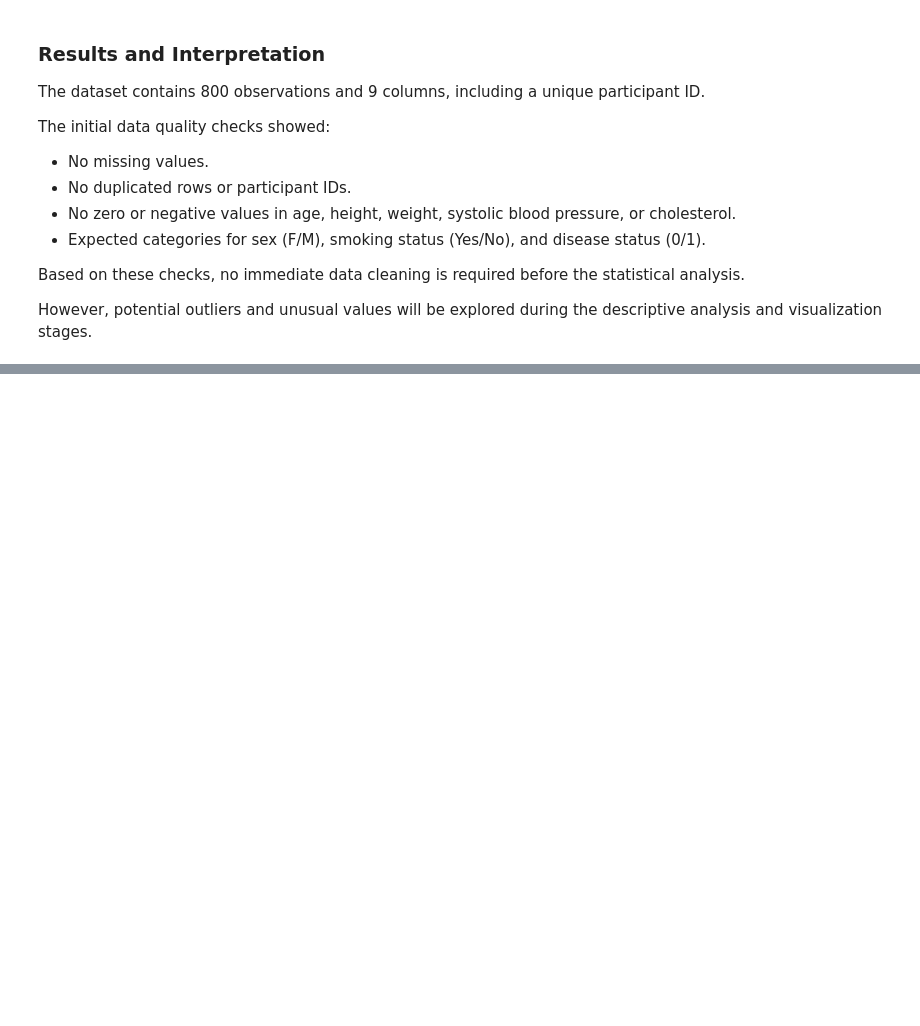
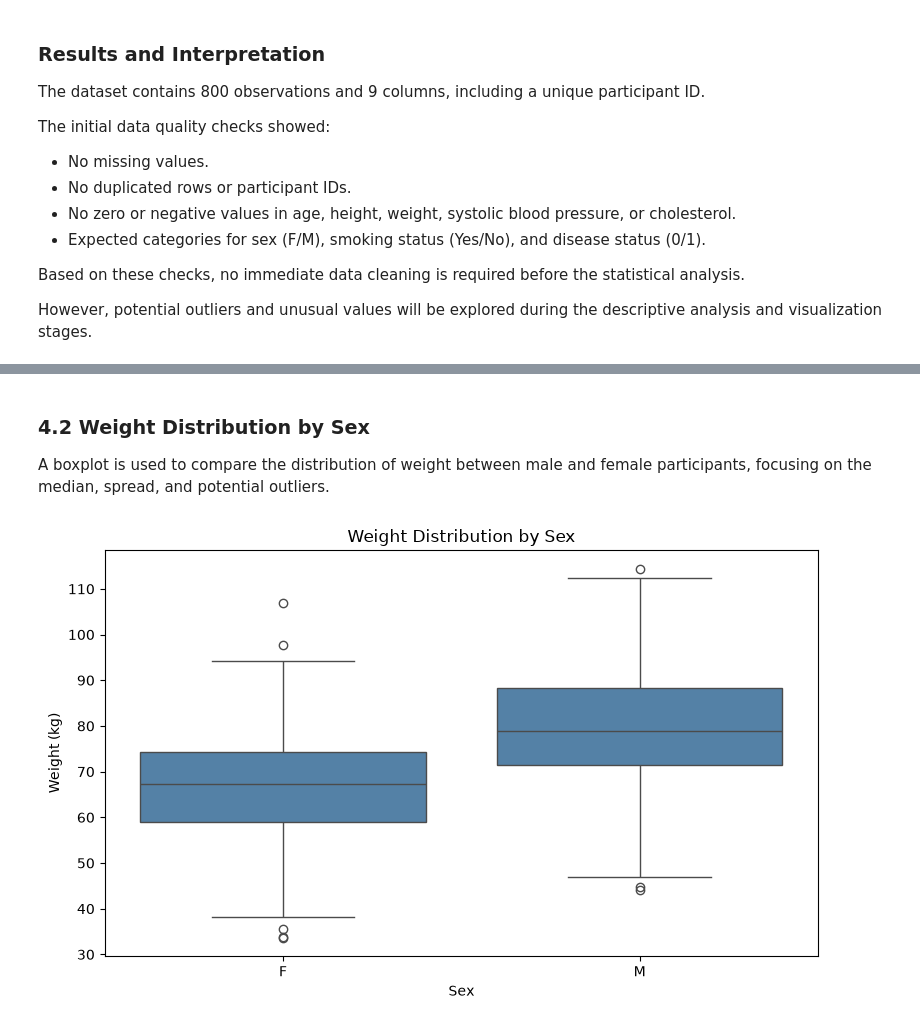
Before and after one commit to rayya89/health-study, a Jupyter notebook: notebooks/health_study_analysis.ipynb, the cells around one changed output, grey strips where cells are left out. Cells and saved outputs as stored; diff of their text form; code cells hidden in the pictures; blank space fills up the shorter version.

```diff
--- a/notebooks/health_study_analysis.ipynb
+++ b/notebooks/health_study_analysis.ipynb
@@ -137,0 +220,24 @@ However, potential outliers and unusual values will be explored during the descr
+# %% [markdown]
+
+### 4.2 Weight Distribution by Sex
+
+A boxplot is used to compare the distribution of weight between male and female participants, focusing on the median, spread, and potential outliers.
+# %%
+plt.figure(figsize=(8, 5))
+
+sns.boxplot(
+    data=df,
+    x="sex",
+    y="weight",
+    order=["F", "M"],
+    color="steelblue"
+)
+
+plt.title("Weight Distribution by Sex")
+plt.xlabel("Sex")
+plt.ylabel("Weight (kg)")
+
+plt.tight_layout()
+plt.show()
+# %% [output]
+[figure, added]
```
Also changed, not shown: parts of 11 cells of this notebook.
